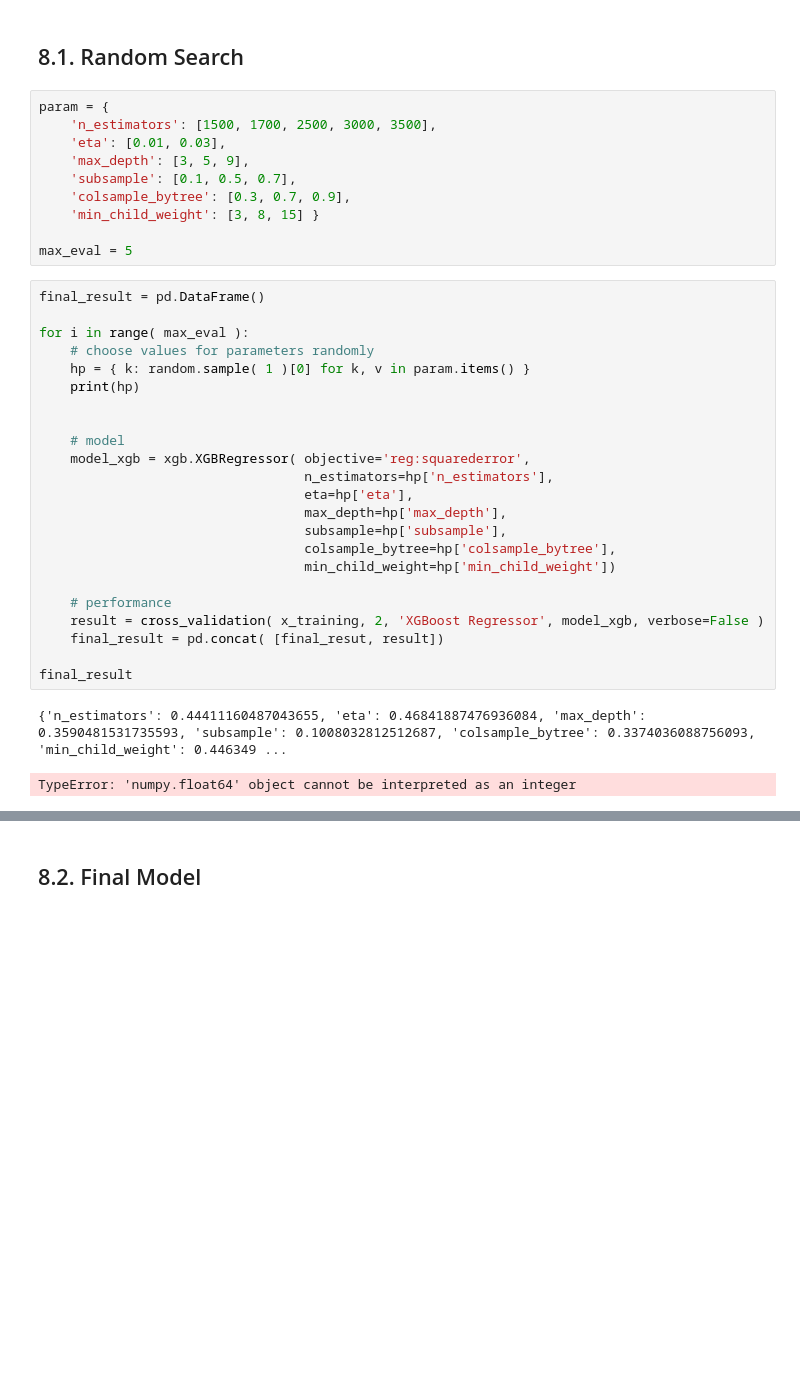
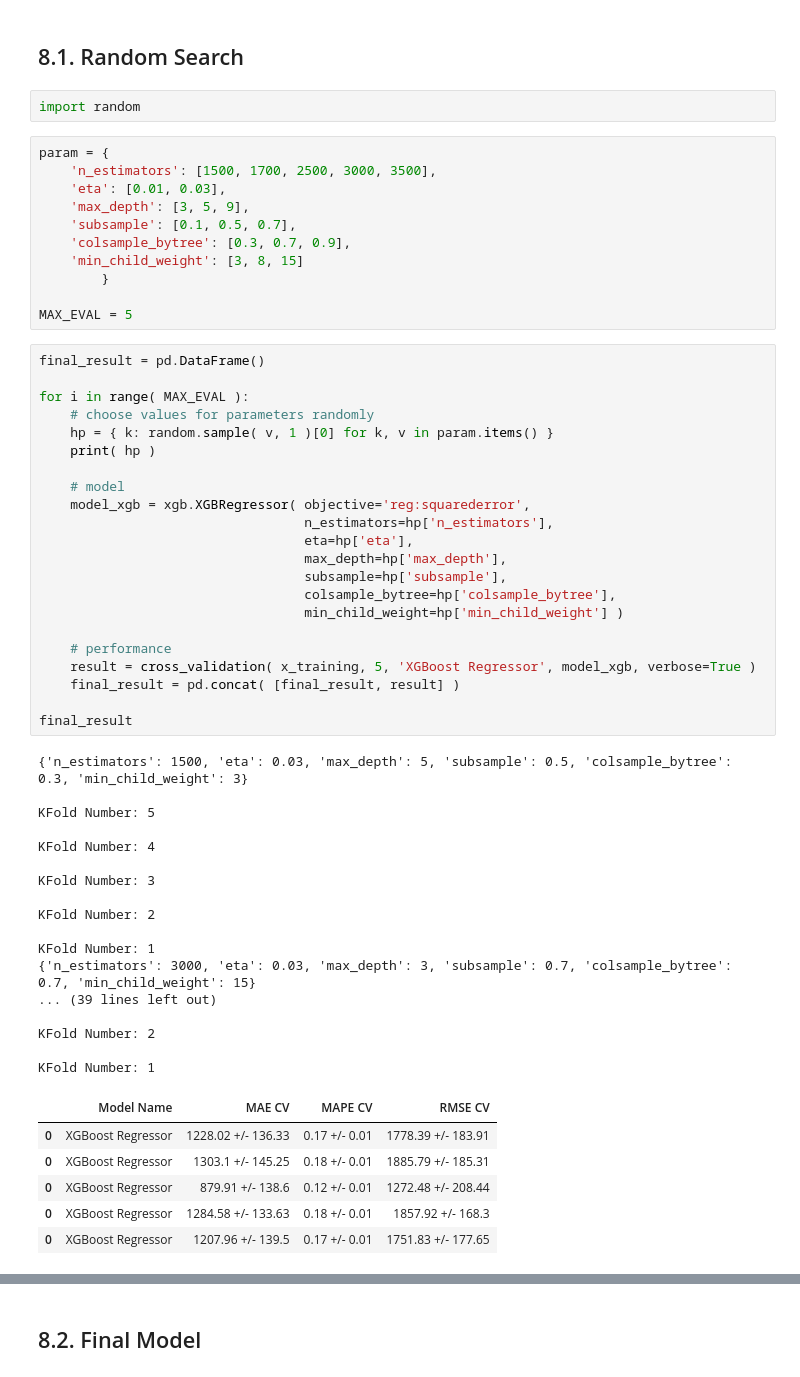
Before and after one commit to marcoscarvalho96/data-science-em-producao, a Jupyter notebook: m08_v01_store_sales_prediction.ipynb, the cells around one changed output, grey strips where cells are left out. Cells and saved outputs as stored; diff of their text form; blank space fills up the shorter version.

```diff
--- a/m08_v01_store_sales_prediction.ipynb
+++ b/m08_v01_store_sales_prediction.ipynb
@@ -1130,6 +1180,8 @@ modelling_result.sort_values( 'RMSE' )
 # 8.0. PASSO 08 - HYPERPARAMETER FINE TUNING
 # %% [markdown]
 ## 8.1. Random Search
+# %%
+import random
 # %%
 param = {
     'n_estimators': [1500, 1700, 2500, 3000, 3500],
@@ -1137,32 +1189,53 @@ param = {
     'max_depth': [3, 5, 9],
     'subsample': [0.1, 0.5, 0.7],
     'colsample_bytree': [0.3, 0.7, 0.9],
-    'min_child_weight': [3, 8, 15] }
+    'min_child_weight': [3, 8, 15]
+        }
 
-max_eval = 5
+MAX_EVAL = 5
 # %%
 final_result = pd.DataFrame()
 
-for i in range( max_eval ):
+for i in range( MAX_EVAL ):
     # choose values for parameters randomly
-    hp = { k: random.sample( 1 )[0] for k, v in param.items() }
-    print(hp)
-
+    hp = { k: random.sample( v, 1 )[0] for k, v in param.items() }
+    print( hp )
 
     # model
     model_xgb = xgb.XGBRegressor( objective='reg:squarederror',
                                   n_estimators=hp['n_estimators'],
                                   eta=hp['eta'],
                                   max_depth=hp['max_depth'],
                                   subsample=hp['subsample'],
                                   colsample_bytree=hp['colsample_bytree'],
-                                  min_child_weight=hp['min_child_weight'])
+                                  min_child_weight=hp['min_child_weight'] )
 
     # performance
-    result = cross_validation( x_training, 2, 'XGBoost Regressor', model_xgb, verbose=False )
-    final_result = pd.concat( [final_resut, result])
+    result = cross_validation( x_training, 5, 'XGBoost Regressor', model_xgb, verbose=True )
+    final_result = pd.concat( [final_result, result] )
 
 final_result
 # %% [output]
-{'n_estimators': 0.44411160487043655, 'eta': 0.46841887476936084, 'max_depth': 0.3590481531735593, 'subsample': 0.1008032812512687, 'colsample_bytree': 0.3374036088756093, 'min_child_weight': 0.446349 ...
+{'n_estimators': 1500, 'eta': 0.03, 'max_depth': 5, 'subsample': 0.5, 'colsample_bytree': 0.3, 'min_child_weight': 3}
+
+KFold Number: 5
+
+KFold Number: 4
+
+KFold Number: 3
+
+KFold Number: 2
+
+KFold Number: 1
+{'n_estimators': 3000, 'eta': 0.03, 'max_depth': 3, 'subsample': 0.7, 'colsample_bytree': 0.7, 'min_child_weight': 15}
+... (39 lines left out)
+
+KFold Number: 2
+
+KFold Number: 1
-TypeError: 'numpy.float64' object cannot be interpreted as an integer
+|  | Model Name | MAE CV | MAPE CV | RMSE CV |
+| 0 | XGBoost Regressor | 1228.02 +/- 136.33 | 0.17 +/- 0.01 | 1778.39 +/- 183.91 |
+| 0 | XGBoost Regressor | 1303.1 +/- 145.25 | 0.18 +/- 0.01 | 1885.79 +/- 185.31 |
+| 0 | XGBoost Regressor | 879.91 +/- 138.6 | 0.12 +/- 0.01 | 1272.48 +/- 208.44 |
+| 0 | XGBoost Regressor | 1284.58 +/- 133.63 | 0.18 +/- 0.01 | 1857.92 +/- 168.3 |
+| 0 | XGBoost Regressor | 1207.96 +/- 139.5 | 0.17 +/- 0.01 | 1751.83 +/- 177.65 |
```
Also changed, not shown: parts of 21 cells of this notebook.
